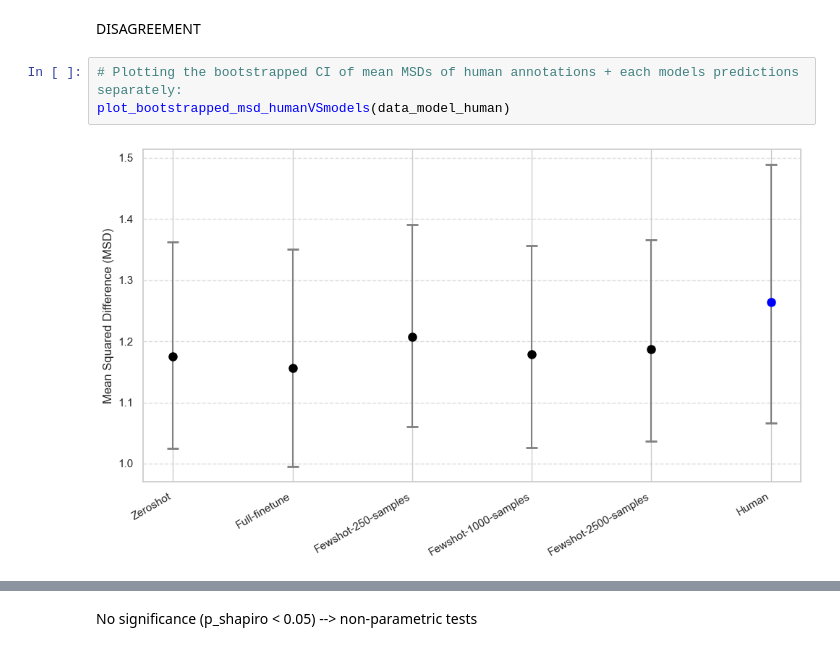
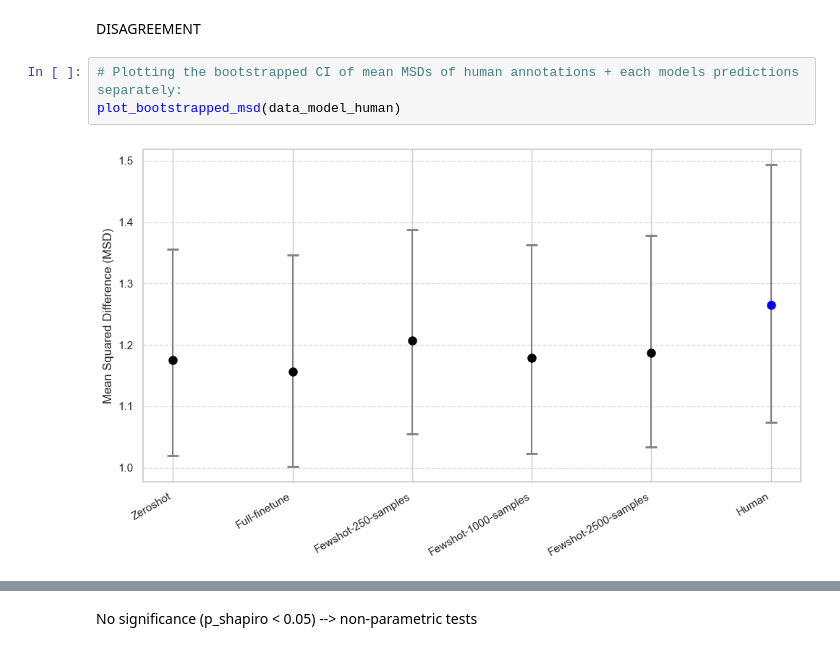
Before and after one commit to DavidLindahl/danish-edu-llm-classifier, a Jupyter notebook: notebooks/eval_results.ipynb, the cells around one changed output, grey strips where cells are left out. Drawn from its saved outputs; the diff is of its cells as text.

```diff
--- a/notebooks/eval_results.ipynb
+++ b/notebooks/eval_results.ipynb
@@ -365,9 +289,9 @@ NameError: name 'plot_mean_diff_models_vs_human' is not defined
 DISAGREEMENT
 # %%
 # Plotting the bootstrapped CI of mean MSDs of human annotations + each models predictions separately:
-plot_bootstrapped_msd_humanVSmodels(data_model_human)
+plot_bootstrapped_msd(data_model_human)
 # %% [output]
-[figure, old version]
+[figure, new version]
 # %%
 # Statistical test
 
```
Also changed, not shown: parts of 14 cells of this notebook, 9 other files.
